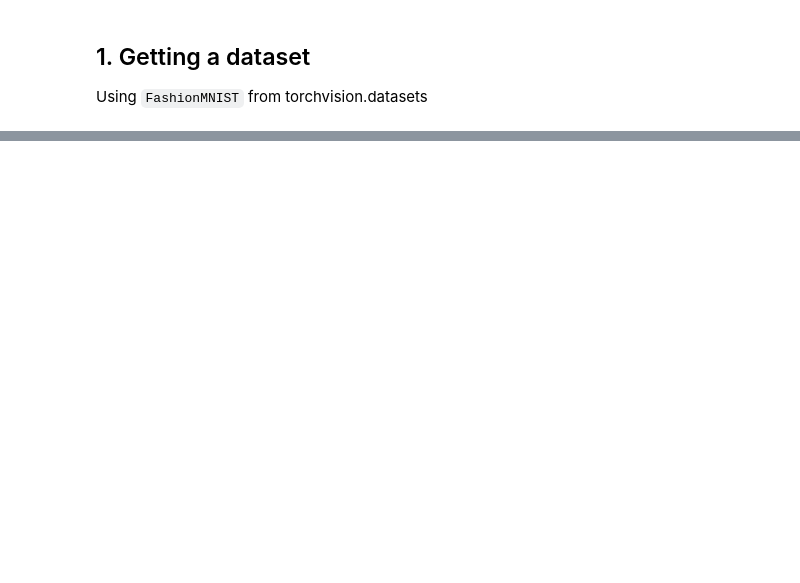
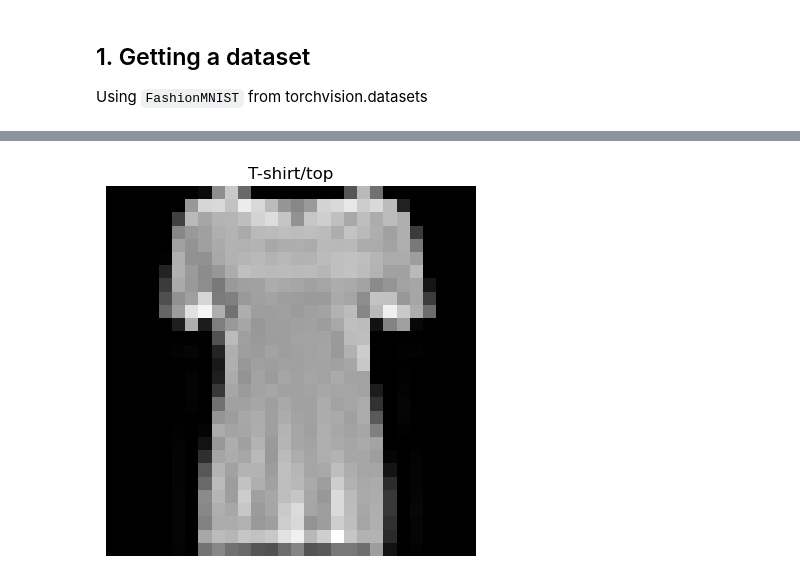
Before and after one commit to Hamid-Manouchehri/my_PyTorch, a Jupyter notebook: notebooks/CVIP.ipynb, the cells around one changed output, grey strips where cells are left out. Cells and saved outputs as stored; diff of their text form; code cells hidden in the pictures; blank space fills up the shorter version.

```diff
--- a/notebooks/CVIP.ipynb
+++ b/notebooks/CVIP.ipynb
@@ -30,0 +69,3 @@ train_data = datasets.FashionMNIST(
+# %%
+class_names = train_data.classes  # class attribute: list of classes
+class_names
@@ -30,0 +105,6 @@ train_data = datasets.FashionMNIST(
+# %%
+plt.imshow(image.squeeze(), cmap="gray")
+plt.title(class_names[label]);
+plt.axis(False);
+# %% [output]
+[figure, added]
```
Also changed, not shown: parts of 21 cells of this notebook, 3 other files.
